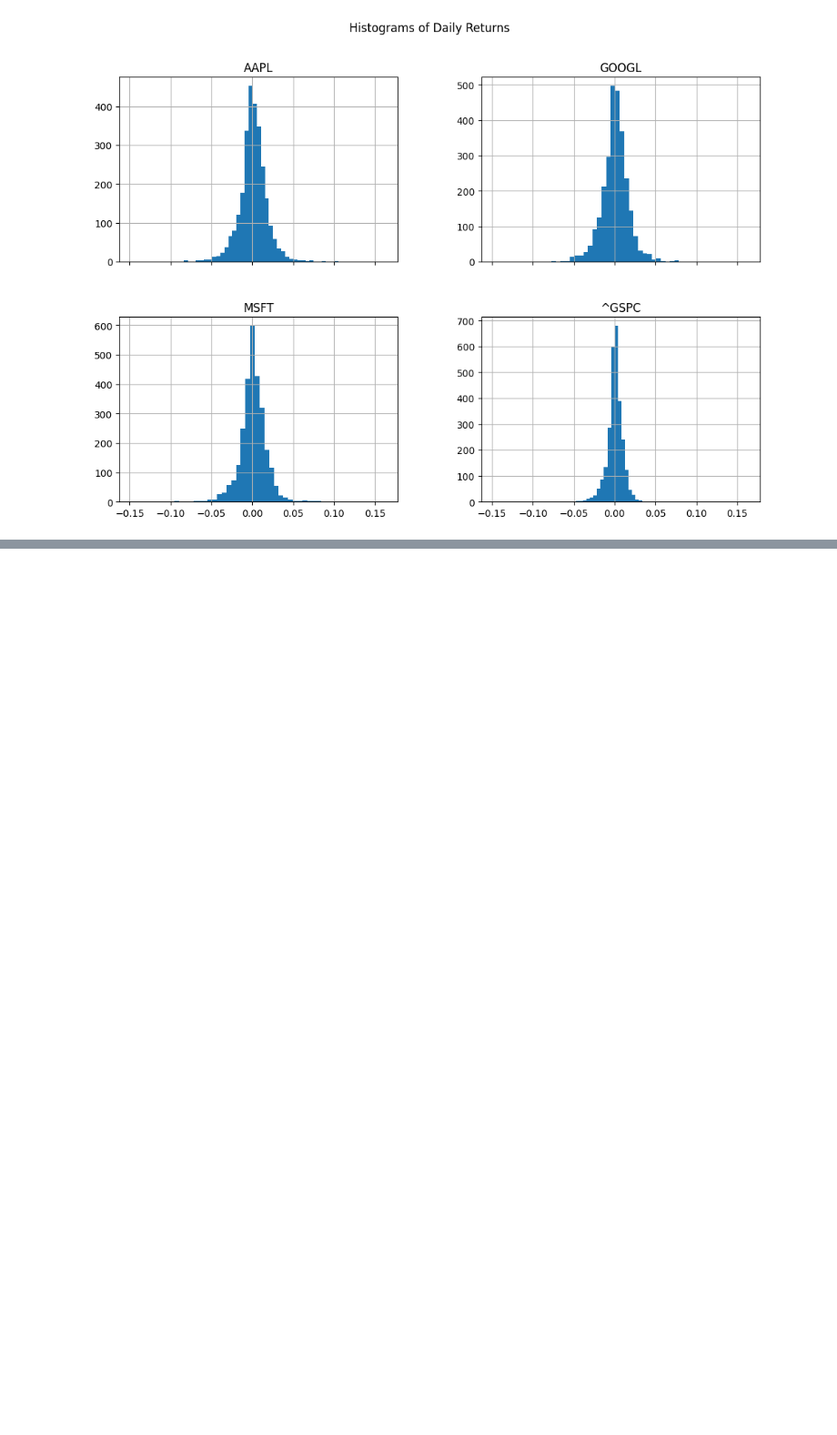
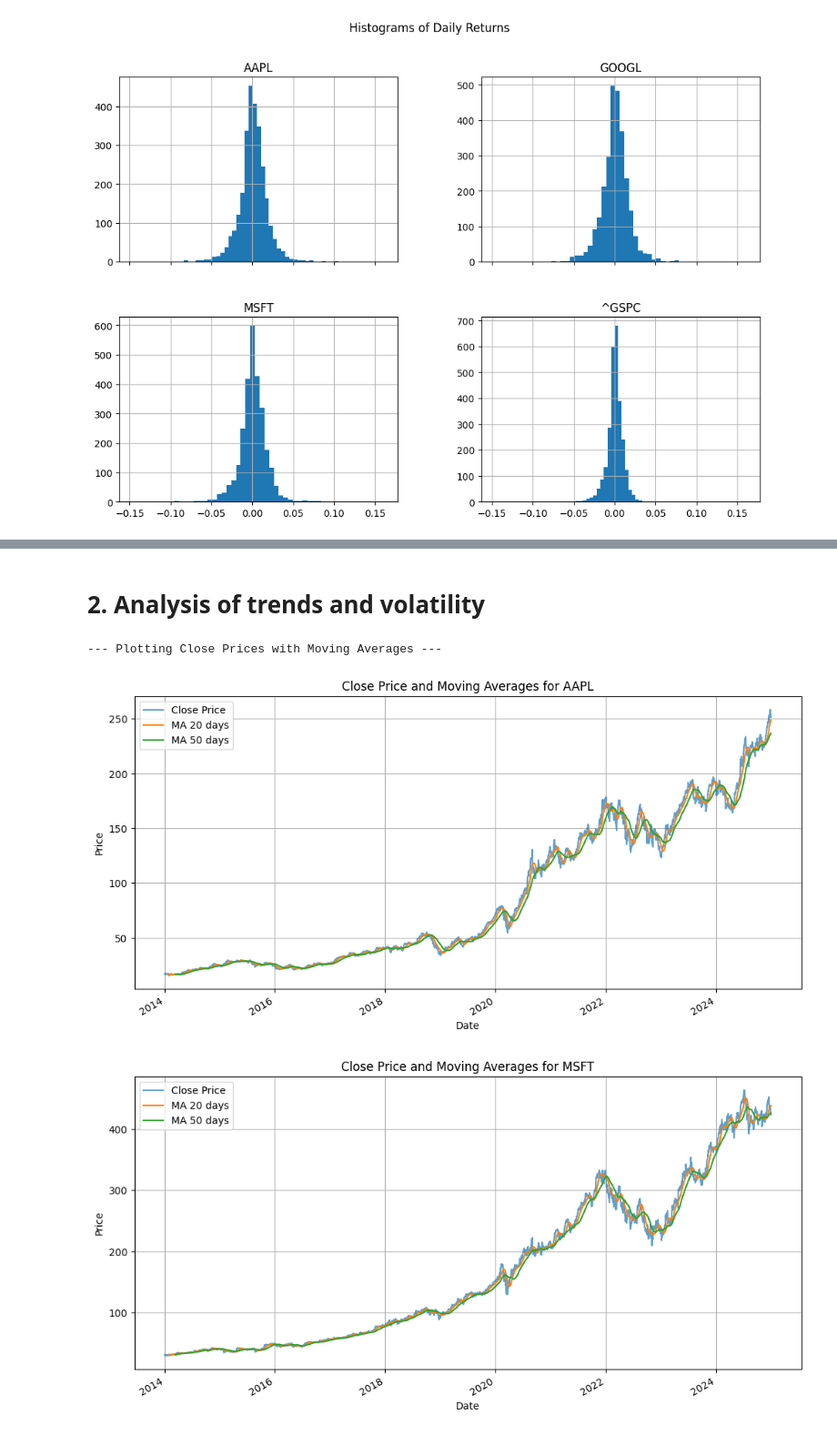
Before and after one commit to GeorgiiSizykh/EDA_of_Tech_Stocks, a Jupyter notebook: Financial_Data_Analysis/data_exploration.ipynb, the cells around one changed output, grey strips where cells are left out. Shown at 91% size. Saved outputs shown, nothing was run; the diff lists cells and outputs as text; code cells hidden in the pictures; blank space fills up the shorter version.

```diff
--- a/Financial_Data_Analysis/data_exploration.ipynb
+++ b/Financial_Data_Analysis/data_exploration.ipynb
@@ -144,3 +145,23 @@ if 'daily_returns' in locals() and not daily_returns.empty: # Проверяем
 [figure]
 --- Plotting Histograms of Daily Returns ---
 [figure]
+# %%
+if 'daily_returns' in locals() and not daily_returns.empty:
+    print("\n--- Descriptive Statistics for Daily Returns ---")
+    desc_stats = daily_returns.describe()
+    print(desc_stats)
+
+    # Можно добавить асимметрию (skewness) и эксцесс (kurtosis)
+    print("\nSkewness:")
+    print(daily_returns.skif 'daily_returns' in locals() and not daily_returns.empty:
+    print("\n--- Seaborn Histograms and KDE for Daily Returns ---")
+    for ticker in tickers_list:
+        if ticker in daily_returns.columns: # Убедимся, что тикер есть в данных
+            plt.figure(figsize=(10, 5))
+            sns.histplot(daily_returns[ticker], kde=True, bins=50)
+            plt.title(f"Distribution of Daily Returns for {ticker}")
+            plt.xlabel("Daily Return")
+            plt.ylabel("Frequency")
+            plt.show()ew())
+    print("\nKurtosis:")
+    print(daily_returns.kurt())
@@ -146,0 +211,24 @@ if 'daily_returns' in locals() and not daily_returns.empty: # Проверяем
+# %% [markdown]
+# 2. Analysis of trends and volatility
+# %%
+if not close_data.empty:
+    print("\n--- Plotting Close Prices with Moving Averages ---")
+    short_window = 20  # Например, 20-дневное МА (около месяца)
+    long_window = 50   # Например, 50-дневное МА (около квартала)
+
+    for ticker in tickers_list:
+        if ticker in close_data.columns:
+            plt.figure(figsize=(12, 6))
+            close_data[ticker].plot(label='Close Price', alpha=0.7)
+            close_data[ticker].rolling(window=short_window).mean().plot(label=f'MA {short_window} days')
+            close_data[ticker].rolling(window=long_window).mean().plot(label=f'MA {long_window} days')
+            plt.title(f"Close Price and Moving Averages for {ticker}")
+            plt.xlabel("Date")
+            plt.ylabel("Price")
+            plt.legend()
+            plt.grid(True)
+            plt.show()
+# %% [output]
+--- Plotting Close Prices with Moving Averages ---
+[figure, added]
+[figure, added]
```
Also changed, not shown: parts of 11 cells of this notebook.
